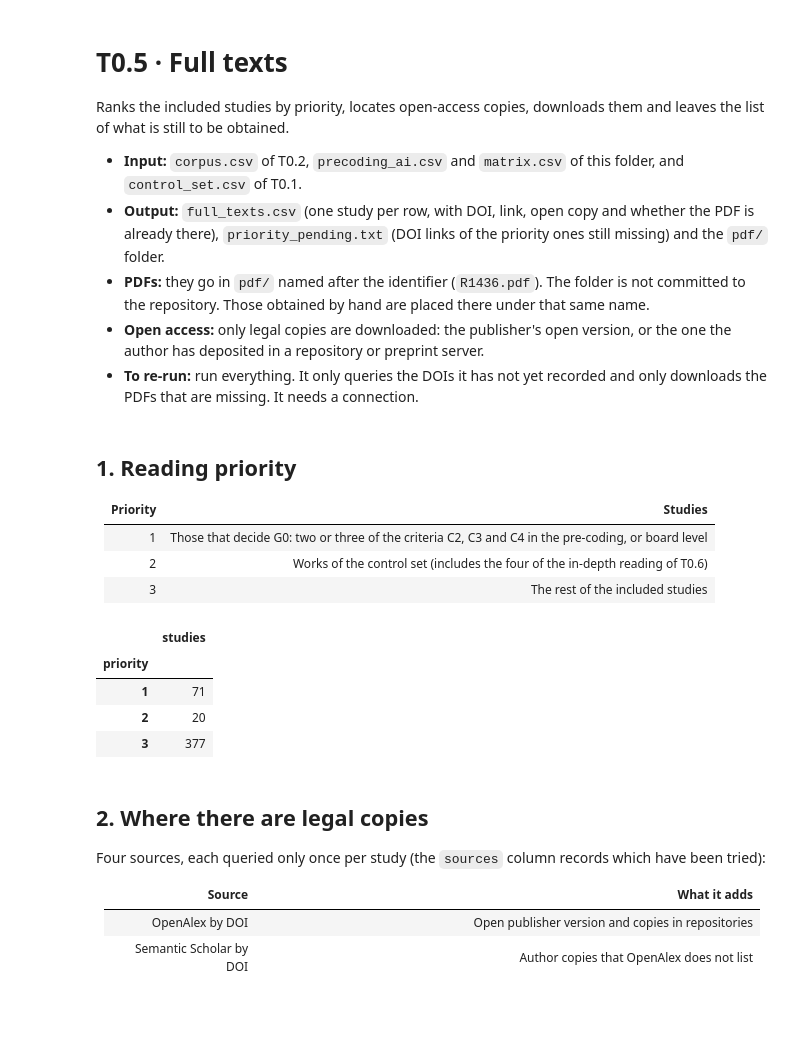
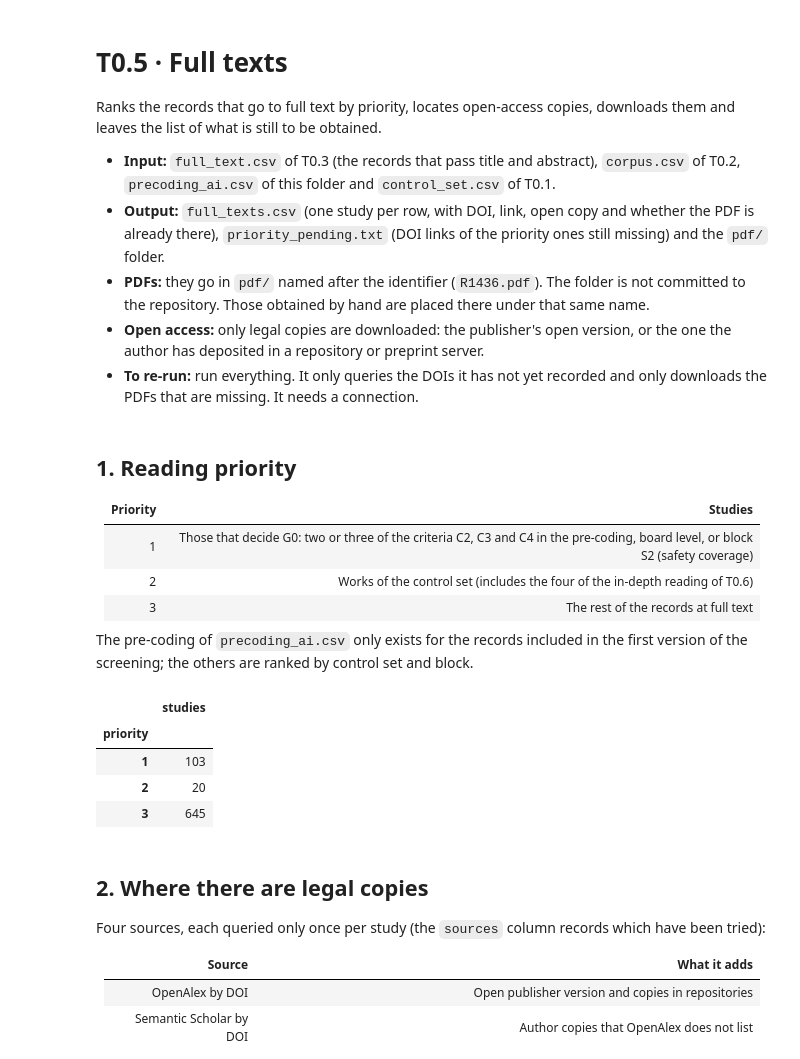
Before and after one commit to telmomm/CERTA, a Jupyter notebook: WP0-state-of-the-art/T0.5-data-extraction/02_full_texts.ipynb, the cells around one changed output. Saved outputs shown, nothing was run; the diff lists cells and outputs as text; code cells hidden in the pictures; blank space fills up the shorter version.

```diff
--- a/WP0-state-of-the-art/T0.5-data-extraction/02_full_texts.ipynb
+++ b/WP0-state-of-the-art/T0.5-data-extraction/02_full_texts.ipynb
@@ -1,9 +1,9 @@
 # %% [markdown]
 # T0.5 · Full texts
 
-Ranks the included studies by priority, locates open-access copies, downloads them and leaves the list of what is still to be obtained.
+Ranks the records that go to full text by priority, locates open-access copies, downloads them and leaves the list of what is still to be obtained.
 
-- **Input:** `corpus.csv` of T0.2, `precoding_ai.csv` and `matrix.csv` of this folder, and `control_set.csv` of T0.1.
+- **Input:** `full_text.csv` of T0.3 (the records that pass title and abstract), `corpus.csv` of T0.2, `precoding_ai.csv` of this folder and `control_set.csv` of T0.1.
 - **Output:** `full_texts.csv` (one study per row, with DOI, link, open copy and whether the PDF is already there), `priority_pending.txt` (DOI links of the priority ones still missing) and the `pdf/` folder.
 - **PDFs:** they go in `pdf/` named after the identifier (`R1436.pdf`). The folder is not committed to the repository. Those obtained by hand are placed there under that same name.
 - **Open access:** only legal copies are downloaded: the publisher's open version, or the one the author has deposited in a repository or preprint server.
@@ -17,6 +17,7 @@ import pandas as pd
 
 pd.set_option("display.max_colwidth", 90)
 T02 = Path("../T0.2-search-and-deduplication")
+FULL_TEXT = Path("../T0.3-screening/full_text.csv")
 CONTROL = Path("../T0.1-protocol/control_set.csv")
 LIST = Path("full_texts.csv")
 PDF = Path("pdf")
@@ -25,7 +26,7 @@ RETRY_FAILED = False      # True to try again the downloads that failed
 AGENT = {"User-Agent": "CERTA-systematic-review/0.1 (academic use)"}
 
 corpus = pd.read_csv(T02 / "corpus.csv", dtype=str).fillna("").set_index("id")
-matrix = pd.read_csv("matrix.csv", dtype=str).fillna("").set_index("id")
+records = pd.read_csv(FULL_TEXT, dtype=str).fillna("").set_index("id").index
 pre = pd.read_csv("precoding_ai.csv", dtype=str).fillna("").set_index("id")
 control = pd.read_csv(CONTROL, dtype=str).fillna("")
 # %% [markdown]
@@ -33,45 +34,50 @@ control = pd.read_csv(CONTROL, dtype=str).fillna("")
 
 | Priority | Studies |
 | --- | --- |
-| 1 | Those that decide G0: two or three of the criteria C2, C3 and C4 in the pre-coding, or board level |
+| 1 | Those that decide G0: two or three of the criteria C2, C3 and C4 in the pre-coding, board level, or block S2 (safety coverage) |
 | 2 | Works of the control set (includes the four of the in-depth reading of T0.6) |
-| 3 | The rest of the included studies |
+| 3 | The rest of the records at full text |
+
+The pre-coding of `precoding_ai.csv` only exists for the records included in the first version of the screening; the others are ranked by control set and block.
 # %%
 C = ["C2_hw_cost", "C3_risk", "C4_certification"]
-n_criteria = pre[C].ne("n").sum(axis=1).reindex(matrix.index).fillna(0)
-board = pre["level"].reindex(matrix.index).eq("board")
-in_control = corpus.loc[matrix.index, "doi"].isin(set(control["doi"].str.lower()) - {""})
+n_criteria = pre[C].ne("n").sum(axis=1).reindex(records).fillna(0)
+board = pre["level"].reindex(records).eq("board")
+in_control = corpus.loc[records, "doi"].isin(set(control["doi"].str.lower()) - {""})
+safety = corpus.loc[records, "blocks"].str.contains("S2")
 
-lst = pd.DataFrame(index=matrix.index)
+lst = pd.DataFrame(index=records)
 lst["priority"] = 3
 lst.loc[in_control, "priority"] = 2
-lst.loc[(n_criteria >= 2) | board, "priority"] = 1
+lst.loc[(n_criteria >= 2) | board | safety, "priority"] = 1
 lst["reason"] = ""
 lst.loc[in_control, "reason"] = "control set"
+lst.loc[safety, "reason"] = "safety block"
 lst.loc[board, "reason"] = "board level"
 lst.loc[n_criteria >= 2, "reason"] = n_criteria[n_criteria >= 2].astype(int).astype(str) + " gap criteria"
 lst["year"] = corpus.loc[lst.index, "year"]
-lst["citation"] = matrix["citation"]
+first_author = corpus.loc[lst.index, "authors"].str.split(";").str[0].str.strip()
+lst["citation"] = first_author + " (" + lst["year"] + "), " + corpus.loc[lst.index, "source"]
 lst["title"] = corpus.loc[lst.index, "title"]
 lst["doi"] = corpus.loc[lst.index, "doi"]
 lst["link"] = lst["doi"].map(lambda d: "https://doi.org/" + d if d else "")
 
 SAVED = ["oa", "oa_status", "urls", "sources", "download", "pdf_source", "tried_urls"]      # what is already known is kept
 for col in SAVED:
     lst[col] = ""
 if LIST.exists():
     previous = pd.read_csv(LIST, dtype=str).fillna("").set_index("id")
     common = lst.index.intersection(previous.index)
     for col in [c for c in SAVED if c in previous.columns]:
         lst.loc[common, col] = previous.loc[common, col]
 
 lst["priority"].value_counts().sort_index().rename("studies").to_frame()
 # %% [output]
 |  | studies |
 | priority |  |
-| 1 | 71 |
+| 1 | 103 |
 | 2 | 20 |
-| 3 | 377 |
+| 3 | 645 |
 # %% [markdown]
 ## 2. Where there are legal copies
 
```
Also changed, not shown: parts of 5 cells of this notebook, 23 other files.
